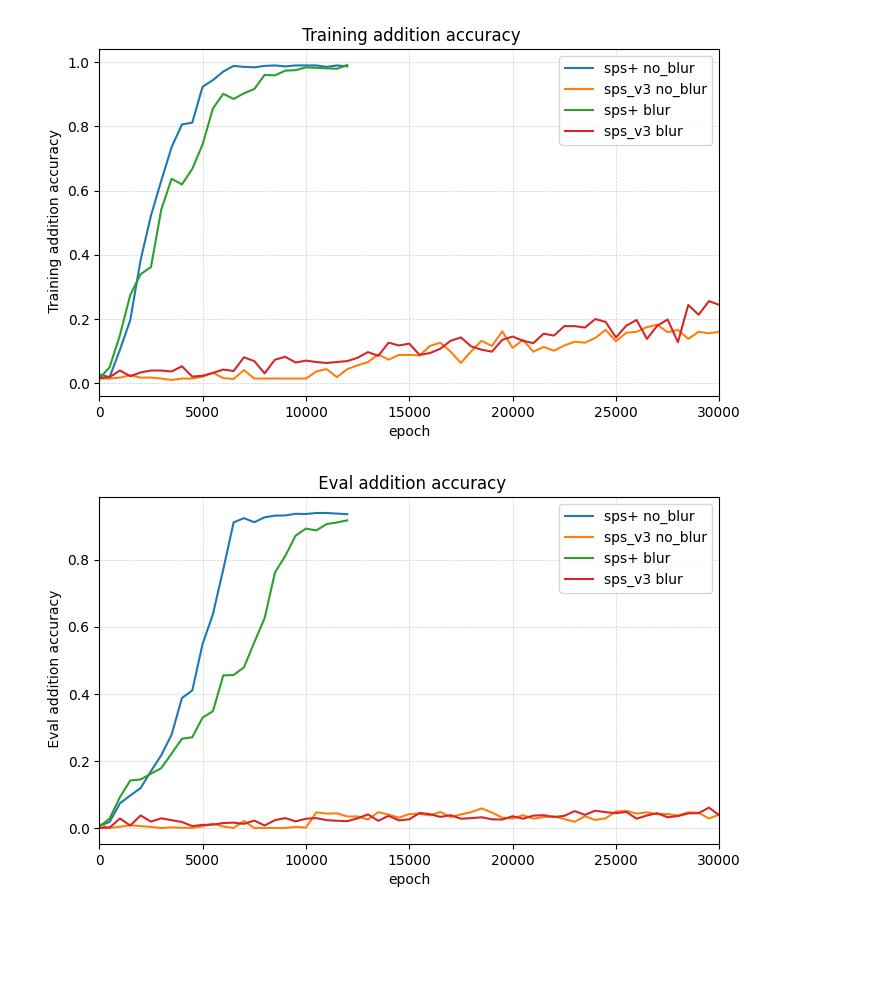
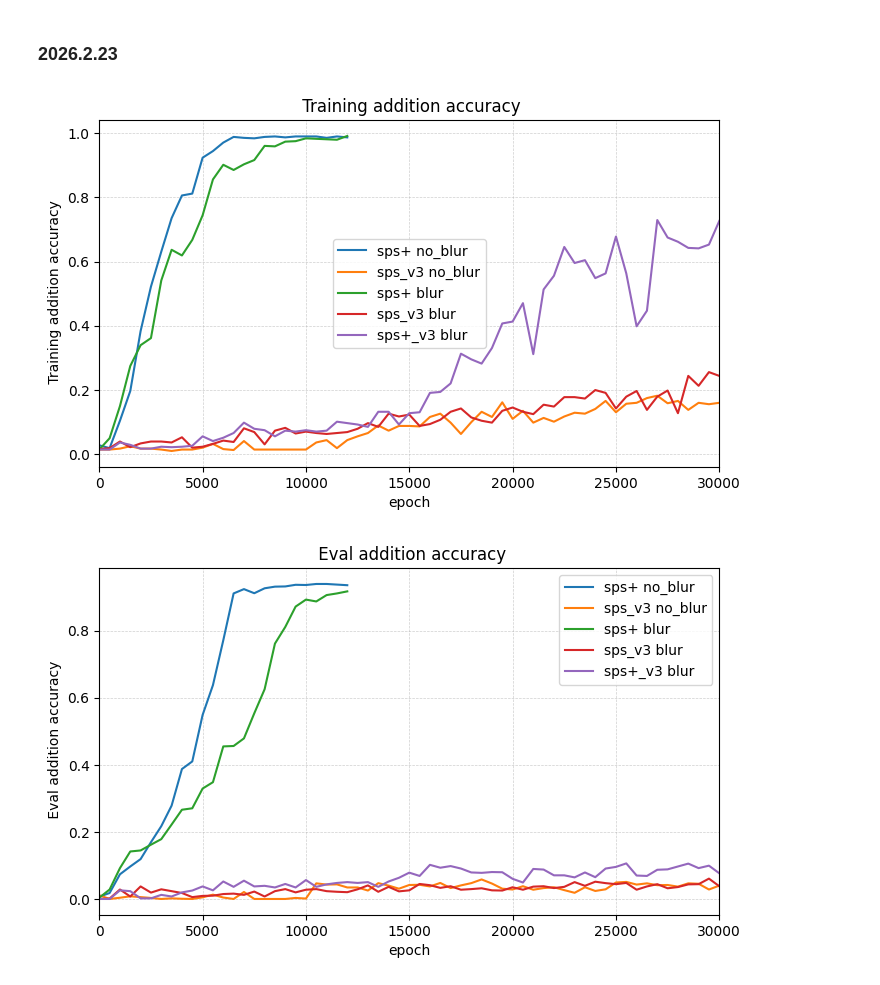
Before and after one commit to XuanjieLiu/S3Plus, a Jupyter notebook: VQ/plots/compare_record.ipynb, the cells around one changed output. Cells and saved outputs as stored; diff of their text form; code cells hidden in the pictures; blank space fills up the shorter version.

```diff
--- a/VQ/plots/compare_record.ipynb
+++ b/VQ/plots/compare_record.ipynb
@@ -173,38 +173,44 @@ def plot_metrics(
             plt.show()
         else:
             plt.close()
+# %% [markdown]
+### 2026.2.23
 # %%
 # Example usage
 exps = [
     {
         "name": "sps+ no_blur",
         "results_path": "/home/xuanjie.liu/Projects/S3Plus/VQ/exp/2026.02.10_100vq_Zc[1]_Zs[4]_edim4_[0-20]_plus1024_1_multiStyle_Fullsymm_arabic/1/plus_eval.txt"
     },
     {
         "name": "sps_v3 no_blur",
         "results_path": "/home/xuanjie.liu/Projects/S3Plus/VQ/exp/2026.02.10_100vq_Zc[1]_Zs[4]_edim4_[0-20]_plus1024_1_multiStyle_Fullsymm_arabic_v3/1/plus_eval.txt"
     },
     {
         "name": "sps+ blur",
         "results_path": "/home/xuanjie.liu/Projects/S3Plus/VQ/exp/2026.02.11_100vq_Zc[1]_Zs[4]_edim4_[0-20]_plus1024_1_multiStyle_Fullsymm_arabic_blur/1/plus_eval.txt"
     },
     {
         "name": "sps_v3 blur",
         "results_path": "/home/xuanjie.liu/Projects/S3Plus/VQ/exp/2026.02.11_100vq_Zc[1]_Zs[4]_edim4_[0-20]_plus1024_1_multiStyle_Fullsymm_arabic_v3_blur/1/plus_eval.txt"
     },
+    {
+        "name": "sps+_v3 blur",
+        "results_path": "/home/xuanjie.liu/Projects/S3Plus/VQ/exp/2026.02.11_100vq_Zc[1]_Zs[4]_edim4_[0-20]_plus1024_1_multiStyle_Fullsymm_arabic_v3_blur/5/plus_eval.txt"
+    },
 ]
 metrics = [
     {"name": " Training addition accuracy", "key": "train_emb_select_accu"},
     {"name": " Eval addition accuracy", "key": "eval_emb_select_accu"},
 ]
 epoch_range = (0, 30000)
 plot_metrics(
     exps=exps,
     metrics=metrics,
     epoch_range=epoch_range,
     save_dir=None,   # set None if you don't want saving
     show=True,          # set False if running headless
 )
 # %% [output]
-[figure, old version]
+[figure, new version]
-[figure, old version]
+[figure, new version]
```
Also changed, not shown: parts of 2 cells of this notebook, 4 other files.
